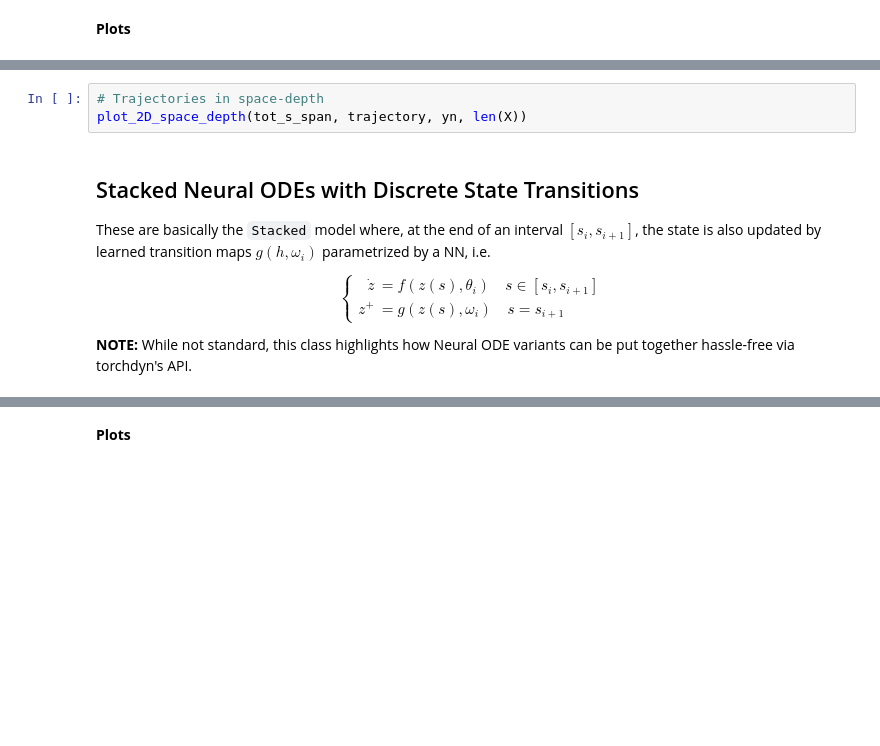
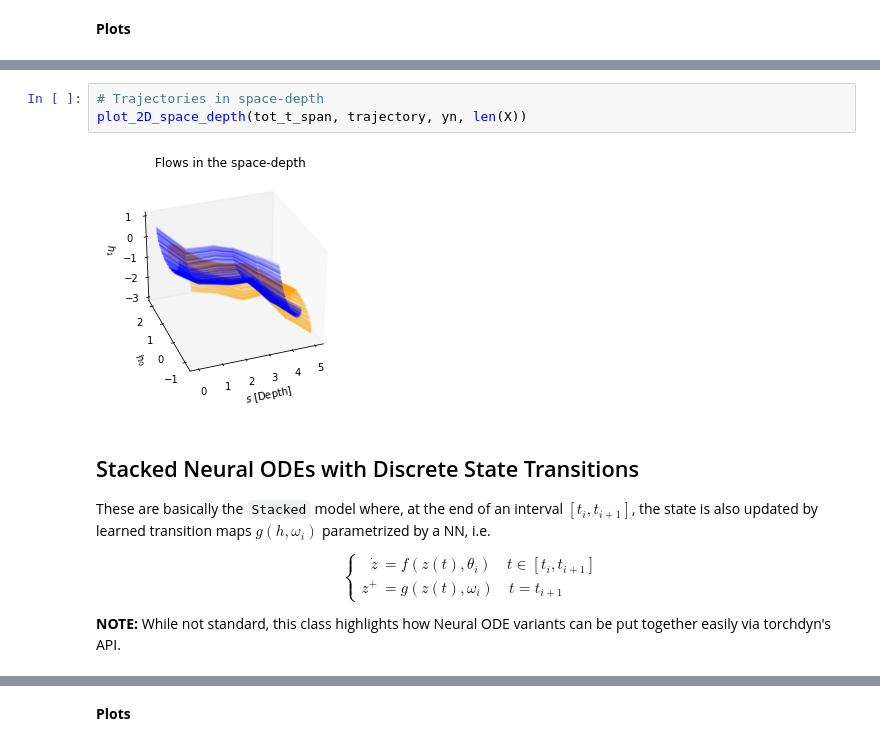
Before and after one commit to DiffEqML/torchdyn, a Jupyter notebook: tutorials/01a_neural_ode_cookbook.ipynb, the cells around one changed output, grey strips where cells are left out. Drawn from its saved outputs; the diff is of its cells as text; blank space fills up the shorter version.

```diff
--- a/tutorials/01a_neural_ode_cookbook.ipynb
+++ b/tutorials/01a_neural_ode_cookbook.ipynb
@@ -419,21 +455,23 @@ plot_2D_state_space(trajectory, yn, len(X))
 # %%
 # Trajectories in space-depth
-plot_2D_space_depth(tot_s_span, trajectory, yn, len(X))
+plot_2D_space_depth(tot_t_span, trajectory, yn, len(X))
+# %% [output]
+[figure, added]
 # %% [markdown]
 ## Stacked Neural ODEs with Discrete State Transitions
 
-These are basically the `Stacked` model where, at the end of an interval $[s_i, s_{i+1}]$, the state is also updated by learned transition maps $g(h, \omega_i)$ parametrized by a NN, i.e.
+These are basically the `Stacked` model where, at the end of an interval $[t_i, t_{i+1}]$, the state is also updated by learned transition maps $g(h, \omega_i)$ parametrized by a NN, i.e.
 
 $$
   \left\{
         \begin{aligned}
-             \dot z &=  f(z(s),\theta_i) \quad s\in[s_i,s_{i+1}]\\
-             z^+ &= g(z(s),\omega_i) \quad s = s_{i+1}
+             \dot z &=  f(z(t),\theta_i) \quad t\in[t_i,t_{i+1}]\\
+             z^+ &= g(z(t),\omega_i) \quad t = t_{i+1}
         \end{aligned}
   \right.
 $$
 
-**NOTE:** While not standard, this class highlights how Neural ODE variants can be put together hassle-free via torchdyn's API.
+**NOTE:** While not standard, this class highlights how Neural ODE variants can be put together easily via torchdyn's API.
 # %%
 # We choose to divide the domain [0,1] in num_pieces=5 intervals
 num_pieces = 5
```
Also changed, not shown: parts of 15 cells of this notebook, 4 other files.
